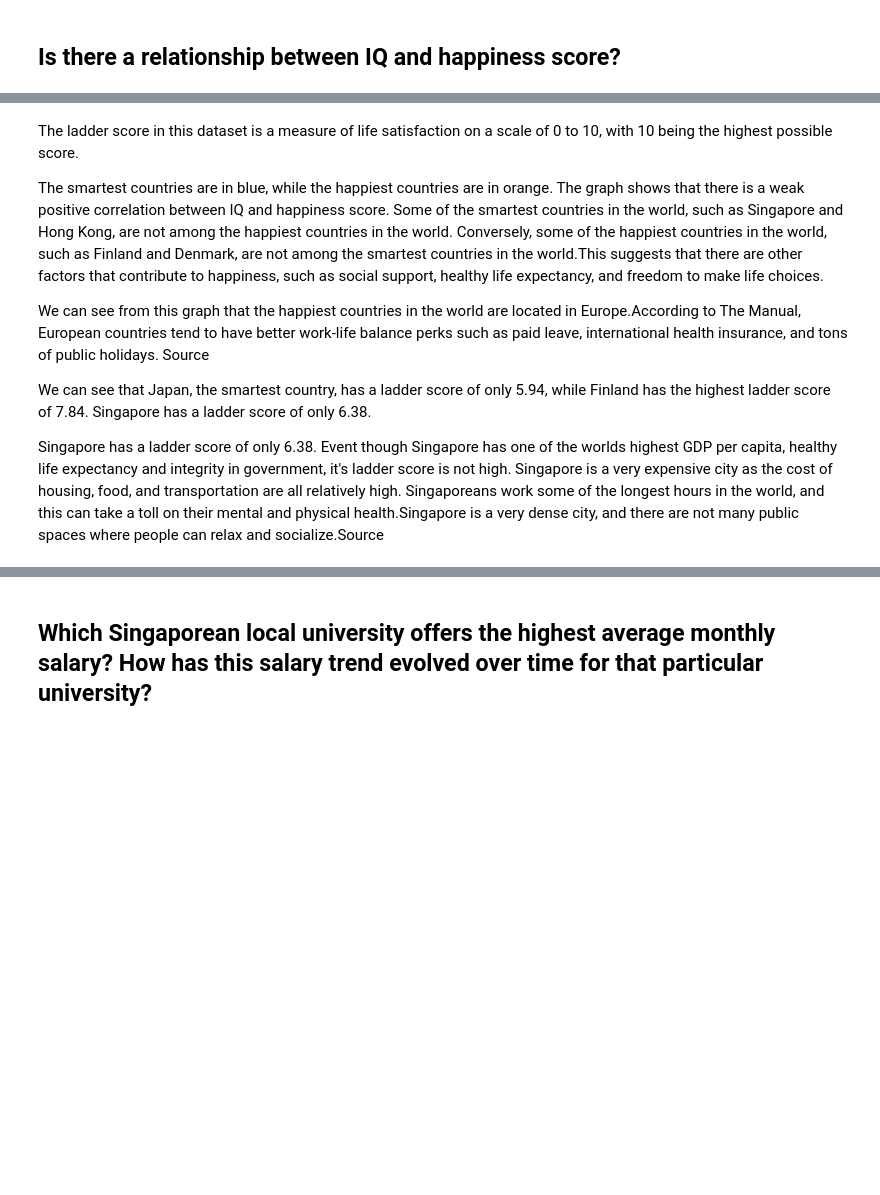
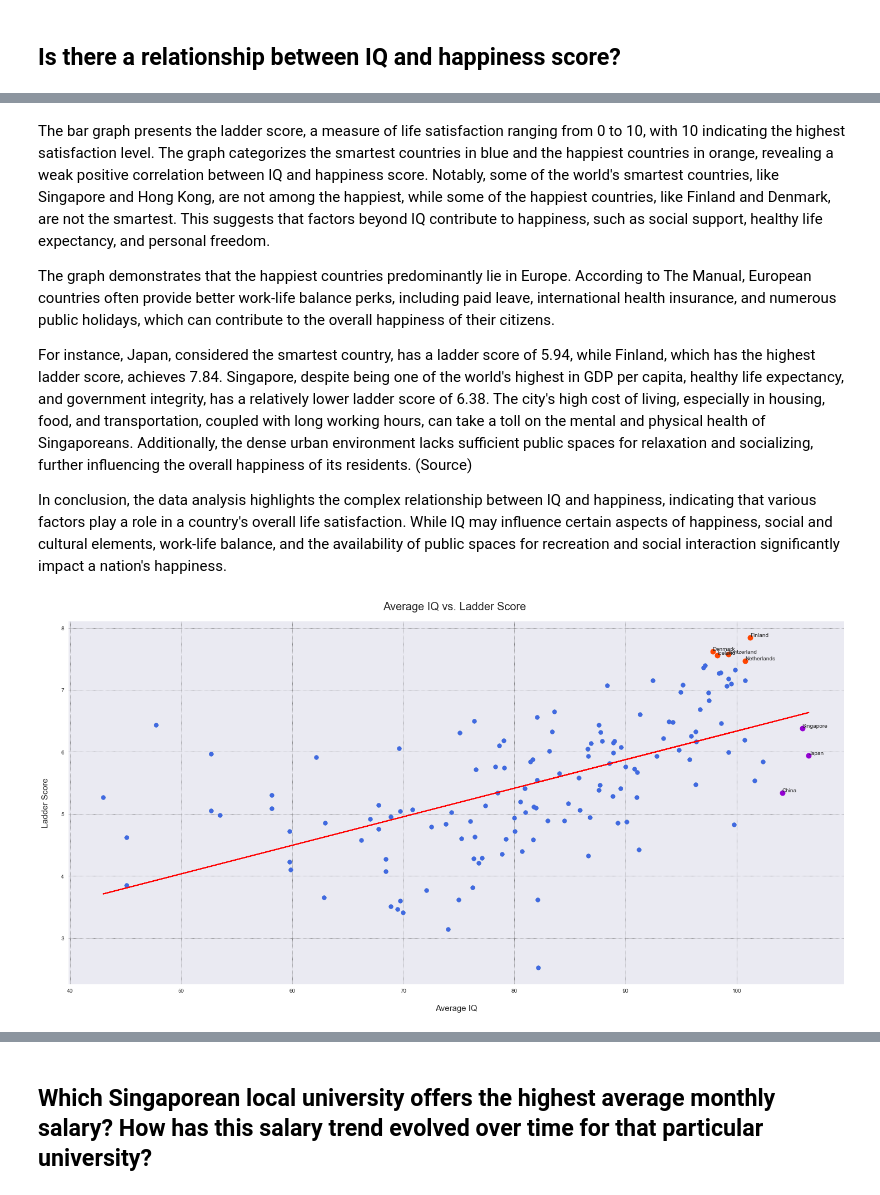
Before and after one commit to rajkaran27/PDS-CA2, a Jupyter notebook: CA2-new.ipynb, the cells around one changed output, grey strips where cells are left out. Cells and saved outputs as stored; diff of their text form; code cells hidden in the pictures; blank space fills up the shorter version.

```diff
--- a/CA2-new.ipynb
+++ b/CA2-new.ipynb
@@ -315,10 +293,48 @@ plt.show()
 # %% [markdown]
-The ladder score in this dataset is a measure of life satisfaction on a scale of 0 to 10, with 10 being the highest possible score.
+The bar graph presents the ladder score, a measure of life satisfaction ranging from 0 to 10, with 10 indicating the highest satisfaction level. The graph categorizes the smartest countries in blue and the happiest countries in orange, revealing a weak positive correlation between IQ and happiness score. Notably, some of the world's smartest countries, like Singapore and Hong Kong, are not among the happiest, while some of the happiest countries, like Finland and Denmark, are not the smartest. This suggests that factors beyond IQ contribute to happiness, such as social support, healthy life expectancy, and personal freedom.
 
-The smartest countries are in blue, while the happiest countries are in orange. The graph shows that there is a weak positive correlation between IQ and happiness score. Some of the smartest countries in the world, such as Singapore and Hong Kong, are not among the happiest countries in the world. Conversely, some of the happiest countries in the world, such as Finland and Denmark, are not among the smartest countries in the world.This suggests that there are other factors that contribute to happiness, such as social support, healthy life expectancy, and freedom to make life choices.
+The graph demonstrates that the happiest countries predominantly lie in Europe. According to The Manual, European countries often provide better work-life balance perks, including paid leave, international health insurance, and numerous public holidays, which can contribute to the overall happiness of their citizens.
 
-We can see from this graph that the happiest countries in the world are located in Europe.According to The Manual, European countries tend to have better work-life balance perks such as paid leave, international health insurance, and tons of public holidays. <a src="https://www.themanual.com/culture/work-life-balance-happiest-countries-in-the-world/#:~:text=However%2C%20European%20countries%20tend%20to,happiest%20countries%20in%20the%20world.">Source</a>
+For instance, Japan, considered the smartest country, has a ladder score of 5.94, while Finland, which has the highest ladder score, achieves 7.84. Singapore, despite being one of the world's highest in GDP per capita, healthy life expectancy, and government integrity, has a relatively lower ladder score of 6.38. The city's high cost of living, especially in housing, food, and transportation, coupled with long working hours, can take a toll on the mental and physical health of Singaporeans. Additionally, the dense urban environment lacks sufficient public spaces for relaxation and socializing, further influencing the overall happiness of its residents. (<a src="https://www.propertysoul.com/2018/03/27/singapore-not-happiest-country/">Source</a>)
 
-We can see that Japan, the smartest country, has a ladder score of only 5.94, while Finland has the highest ladder score of 7.84. Singapore has a ladder score of only 6.38.
-
-Singapore has a ladder score of only 6.38. Event though Singapore has one of the worlds highest GDP per capita, healthy life expectancy and integrity in government, it's ladder score is not high. Singapore is a very expensive city as the cost of housing, food, and transportation are all relatively high. Singaporeans work some of the longest hours in the world, and this can take a toll on their mental and physical health.Singapore is a very dense city, and there are not many public spaces where people can relax and socialize.<a src="https://www.propertysoul.com/2018/03/27/singapore-not-happiest-country/">Source</a>
+In conclusion, the data analysis highlights the complex relationship between IQ and happiness, indicating that various factors play a role in a country's overall life satisfaction. While IQ may influence certain aspects of happiness, social and cultural elements, work-life balance, and the availability of public spaces for recreation and social interaction significantly impact a nation's happiness.
+# %%
+happiness_iq = pd.merge(world_happiness_2021, average_iq, left_on='Country name', right_on='country')
+
+happiness_iq.to_csv('happiness_iq.csv', index=False)
+
+iq = happiness_iq.iq
+ladder_score = happiness_iq['Ladder score']
+
+plt.figure(figsize=(25, 12))
+
+a, b = np.polyfit(iq, ladder_score, 1)
+plt.scatter(iq,ladder_score, s=50, alpha=0.8)
+plt.plot(iq, a*iq + b, color='red', linewidth=2)
+plt.xlabel('Average IQ', fontsize=15,labelpad=20)
+plt.ylabel('Ladder Score', fontsize=15,labelpad=20)
+plt.title('Average IQ vs. Ladder Score ', fontsize=20,pad=20)
+
+top_iq_countries = ["Japan", "Singapore", "China"]
+for i, country in enumerate(happiness_iq['Country name']):
+    if country in top_iq_countries:
+        plt.text(happiness_iq['iq'][i], happiness_iq['Ladder score'][i], country, ha='left', va='bottom', fontsize=10)
+
+happiest_countries = ["Finland","Denmark","Switzerland","Iceland","Netherlands"]
+for i, country in enumerate(happiness_iq['Country name']):
+    if country in happiest_countries:
+        plt.text(happiness_iq['iq'][i], happiness_iq['Ladder score'][i], country, ha='left', va='bottom', fontsize=10)
+
+for i, country in enumerate(happiness_iq['Country name']):
+    color = 'royalblue'
+    s=50
+    if country in top_iq_countries:
+        color = 'darkviolet'
+        s=80
+    elif country in happiest_countries:
+        color = 'orangered'
+        s=80
+    plt.scatter(happiness_iq['iq'][i], happiness_iq['Ladder score'][i], s=s, c=color)
+plt.show()
+# %% [output]
+[figure, added]
```
Also changed, not shown: parts of 29 cells of this notebook, 1 other file.
